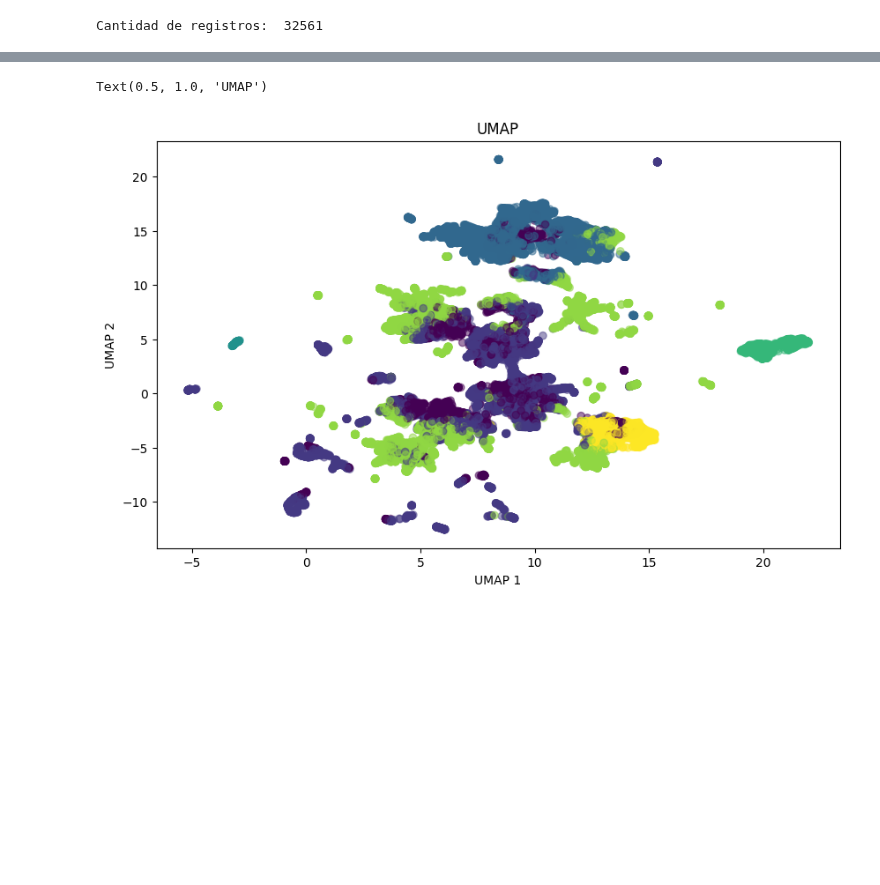
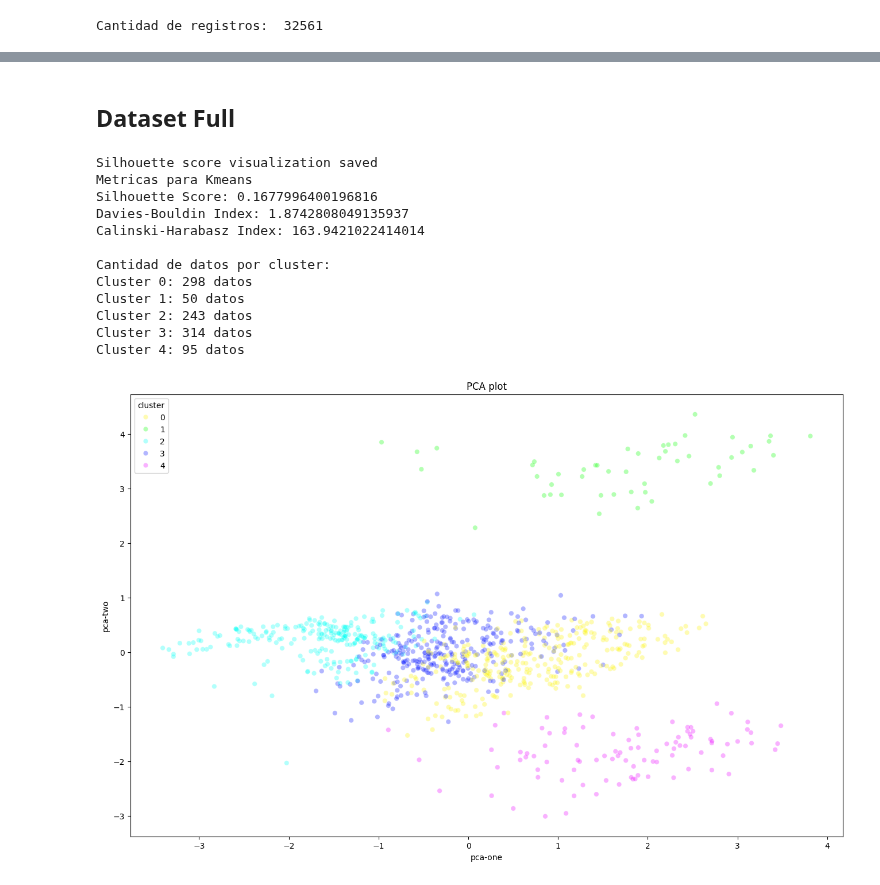
Before and after one commit to BnjmnNicholas/Proyecto_mineria_cc5205, a Jupyter notebook: clusteting.ipynb, the cells around one changed output, grey strips where cells are left out. Cells and saved outputs as stored; diff of their text form; code cells hidden in the pictures; blank space fills up the shorter version.

```diff
--- a/clusteting.ipynb
+++ b/clusteting.ipynb
@@ -103,9 +25,0 @@ K_means_silhouette(df)
-# %%
-# clustering
-# kmeans
-kmeans = KMeans(n_clusters=7, random_state=0)
-df['cluster_kmeans'] = kmeans.fit_predict(df)
-
-# agglomerative
-#agg = AgglomerativeClustering(n_clusters=4)
-#df['cluster_agg'] = agg.fit_predict(df)
@@ -131,20 +26,50 @@ Text(0.5, 1.0, 'PCA')
-# %%
-# umap
-import umap
-
-umap_ = umap.UMAP(n_components=2, random_state=0)
-df_umap = umap_.fit_transform(df.drop(['cluster_kmeans'], axis=1))
-
-df['umap_1'] = df_umap[:, 0]
-df['umap_2'] = df_umap[:, 1]
-
-# plot
-plt.figure(figsize=(10, 6))
-plt.scatter(df['umap_1'], df['umap_2'], c=df['cluster_kmeans'], cmap='viridis', alpha=0.5)
-
-plt.xlabel('UMAP 1')
-plt.ylabel('UMAP 2')
-plt.title('UMAP')
-# %% [output]
-Text(0.5, 1.0, 'UMAP')
-[figure, removed]
+# %% [markdown]
+## Dataset Full
+# %%
+# preprocesamiento
+
+df_full = df.copy().sample(1000, random_state=42)
+
+df_full_scaled = preprocess(df = df_full,
+                            scaler_method_name ='PowerTransform',
+                            numerical_cols = num_cols,
+                            encoder_method_name = 'OneHotEncoder',
+                            categorical_cols = cat_cols)
+# %%
+# Kmeans Clustering
+
+model = 'Kmeans'
+dataset = 'Full'
+output_path = 'resultados/' + dataset + '_' + model
+
+# folder de salida
+if not os.path.exists(output_path):
+    os.makedirs(output_path)
+
+
+# metodo de silhouete score
+k_optimo = silhoutte_method(df = df_full_scaled, model_name = model, output_file_path = output_path + '/silhouette.png')
+
+# clustering
+df_full_clustered, df_full_scaled_clustered = get_clusters(df_full, df_full_scaled,'Kmeans',k_optimo)
+
+# metricas
+get_metrics(df_full_scaled_clustered, model)
+
+# visualizaciones
+plot_PCA(df_full_scaled_clustered, output_path + '/pca')
+plot_UMAP(df_full_scaled_clustered, output_path + '/umap')
+# %% [output]
+Silhouette score visualization saved
+Metricas para Kmeans
+Silhouette Score: 0.1677996400196816
+Davies-Bouldin Index: 1.8742808049135937
+Calinski-Harabasz Index: 163.9421022414014
+
+Cantidad de datos por cluster:
+Cluster 0: 298 datos
+Cluster 1: 50 datos
+Cluster 2: 243 datos
+Cluster 3: 314 datos
+Cluster 4: 95 datos
+[figure, added]
```
Also changed, not shown: parts of 18 cells of this notebook.
